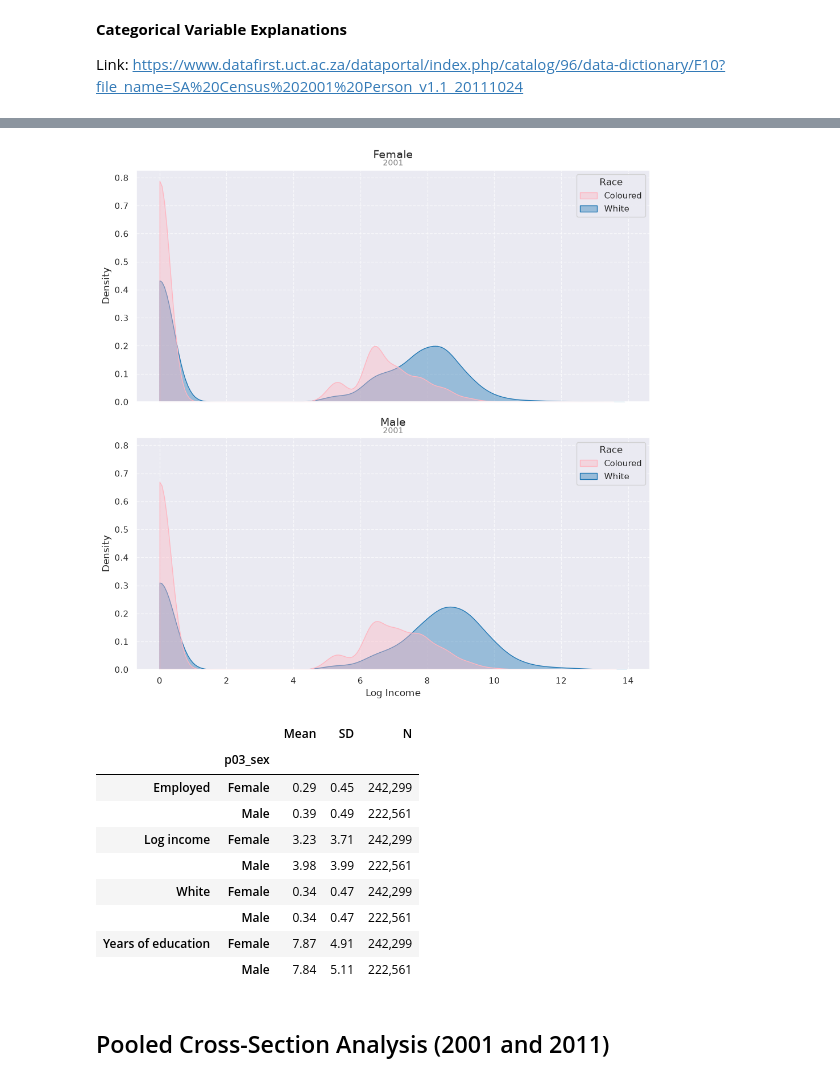
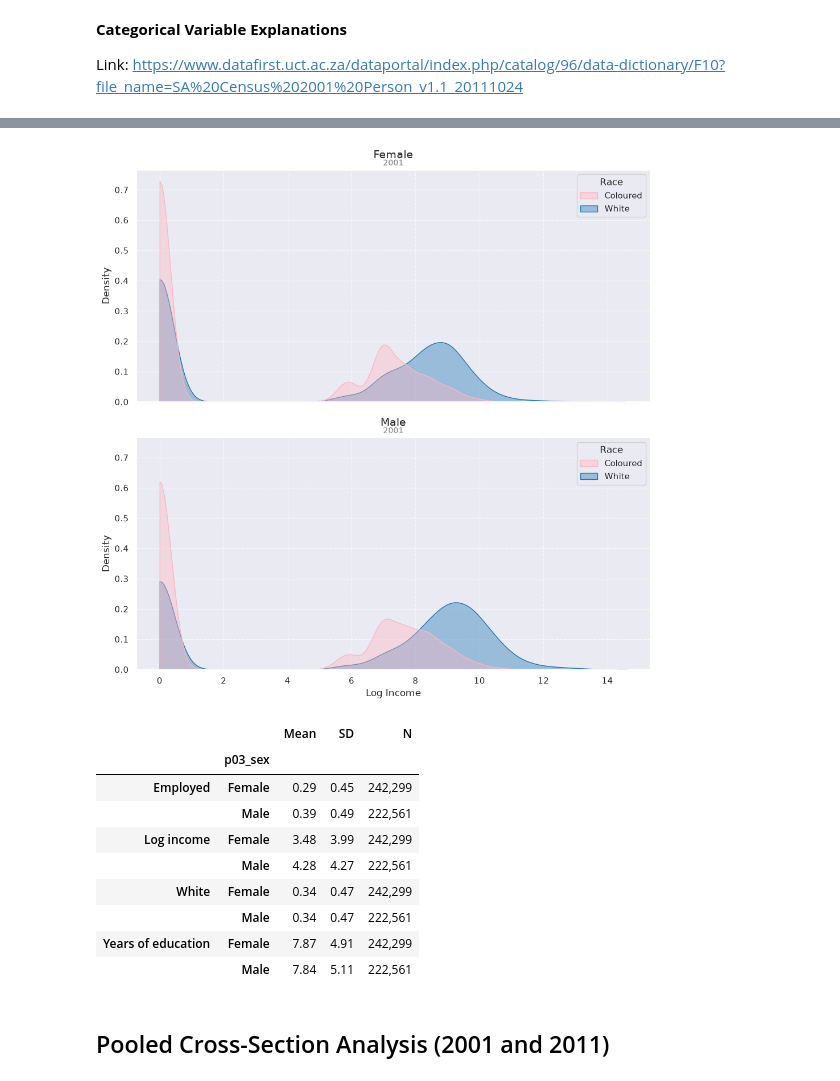
Before and after one commit to erinabruzzy/dsan5650_path1, a Jupyter notebook: apartheid.ipynb, the cells around one changed output, grey strips where cells are left out. Cells and saved outputs as stored; diff of their text form; code cells hidden in the pictures.

```diff
--- a/apartheid.ipynb
+++ b/apartheid.ipynb
@@ -522,18 +523,16 @@ df_2001.head()
 
 Link: https://www.datafirst.uct.ac.za/dataportal/index.php/catalog/96/data-dictionary/F10?file_name=SA%20Census%202001%20Person_v1.1_20111024
 # %%
-# Mapping for 2001 Categorical Variables
+# categorical variable mapping
 race_map = {1: 'Black African', 2: 'Coloured', 3: 'Indian or Asian', 4: 'White'}
 emp_map = {0: 'Not applicable', 1: 'Employed', 2: 'Unemployed', 3: 'Not economically active'}
 gen_map = {1: 'Male', 2: 'Female'}
 
-# Apply standard mappings
 df_2001['p03_sex'] = df_2001['p03_sex'].map(gen_map).astype('category')
 df_2001['p06_race'] = df_2001['p06_race'].map(race_map).astype('category')
 df_2001['der10_em'] = df_2001['der10_em'].map(emp_map).astype('category')
 
-# 2001 Income Midpoints (Annual)
-# Calculation: (Lower + Upper) / 2
+# income midpoints
 midpoint_map_2001 = {
     1: 0,          # No income
     2: 200.5,      # R1 - R400
@@ -549,6 +548,4 @@ midpoint_map_2001 = {
     12: 307201.5   # R204801+ (Lower bound * 1.5)
 }
 
-# Apply income transformation
 df_2001['real_income'] = df_2001['p22_incm'].map(midpoint_map_2001).astype(float)
-df_2001['log_income'] = np.log1p(df_2001['real_income'])
@@ -555,3 +563,9 @@ df_2001['log_income'] = np.log1p(df_2001['real_income'])
+# %%
+# inflate the 2001 Rand
+df_2001['adj_income_2011'] = df_2001['real_income'] * 1.775
+# %%
+# log transformation
+df_2001['adj_log_income'] = np.log1p(df_2001['adj_income_2011'])
 # %%
 df_2001.head()
 # %% [output]
@@ -567,10 +581,9 @@ df_2001 = df_2001[df_2001['p06_race'].isin(['Coloured', 'White'])].copy()
 # %%
 sns.set_theme(style="darkgrid")
 
-# Ensure categories are cleaned for the legend
 df_2001['p06_race'] = df_2001['p06_race'].cat.remove_unused_categories()
 
-# Color palette
+# color
 custom_palette = {'Coloured': '#FFB6C1', 'White': '#1F77B4'}
 
 # 2x1 grid layout
@@ -578,66 +591,64 @@ fig, axes = plt.subplots(nrows=2, ncols=1, figsize=(10, 10), sharex=True, sharey
 
 genders = ['Female', 'Male']
 
 for i, gender in enumerate(genders):
     ax = axes[i]
-    # Filter for the specific gender loop using df_2001
+    # gender loop
     subset = df_2001[df_2001['p03_sex'] == gender]
 
     sns.kdeplot(
         data=subset,
-        x='log_income',
+        x='adj_log_income',
         hue='p06_race',
         palette=custom_palette,
         fill=True,
         alpha=0.4,
         ax=ax,
         common_norm=False,
         clip=(0, None) # don't allow negative vals
     )
 
-    # Formatting (matches 2011 style)
+    # formatting
     ax.get_legend().set_title("Race")
     ax.grid(True, linestyle='--', alpha=0.7, color='white')
     ax.set_title(gender, fontsize=14, pad=15)
     ax.set_xlabel('Log Income')
     ax.set_ylabel('Density', fontsize=12)
 
-    # Subtitle indicating year
+    # subtitle indicating year
     ax.text(0.5, 1.02, '2001', transform=ax.transAxes, ha='center', fontsize=10, color='gray')
 
 plt.tight_layout()
 plt.savefig("images/2001_income.png", dpi=300, bbox_inches='tight')
 plt.show()
 # %% [output]
-[figure, old version]
+[figure, new version]
 # %%
-# 1. Prepare dummy variables using 2001 columns
-# Handle 'No schooling' (99) by setting it to 0 before averaging years of education
+# dummy variables
 df_2001['edu_years'] = df_2001['p17_educ'].replace(99, 0).astype(float)
 
 df_2001['is_employed'] = (df_2001['der10_em'] == 'Employed').astype(int)
 df_2001['is_white'] = (df_2001['p06_race'] == 'White').astype(int)
 
-# 2. Define table rows
+# table rows
 vars_to_analyze = {
     'is_white': 'White',
     'edu_years': 'Years of education',
     'is_employed': 'Employed',
-    'log_income': 'Log income'
+    'adj_log_income': 'Log income'
 }
 
-# 3. Group by gender & calculate statistics
+# group by gender
 summary = df_2001.groupby('p03_sex')[list(vars_to_analyze.keys())].agg(['mean', 'std', 'count'])
 
-# 4. Reshape and rename
 summary = summary.stack(level=0)
 summary = summary.rename(index=vars_to_analyze)
 summary.columns = ['Mean', 'SD', 'N']
 
-# Reorder index to have Gender as the top level
+# reorder index
 summary = summary.swaplevel(0, 1).sort_index(level=0)
 
-# 5. Formatting
+# formatting
 formatted_table = summary.copy()
 formatted_table['Mean'] = formatted_table['Mean'].map('{:,.2f}'.format)
 formatted_table['SD'] = formatted_table['SD'].map('{:,.2f}'.format)
@@ -649,8 +660,8 @@ display(formatted_table)
 |  | p03_sex |  |  |  |
 | Employed | Female | 0.29 | 0.45 | 242,299 |
 |  | Male | 0.39 | 0.49 | 222,561 |
-| Log income | Female | 3.23 | 3.71 | 242,299 |
-|  | Male | 3.98 | 3.99 | 222,561 |
+| Log income | Female | 3.48 | 3.99 | 242,299 |
+|  | Male | 4.28 | 4.27 | 222,561 |
 | White | Female | 0.34 | 0.47 | 242,299 |
 |  | Male | 0.34 | 0.47 | 222,561 |
 | Years of education | Female | 7.87 | 4.91 | 242,299 |
```
Also changed, not shown: parts of 10 cells of this notebook, 2 other files.
